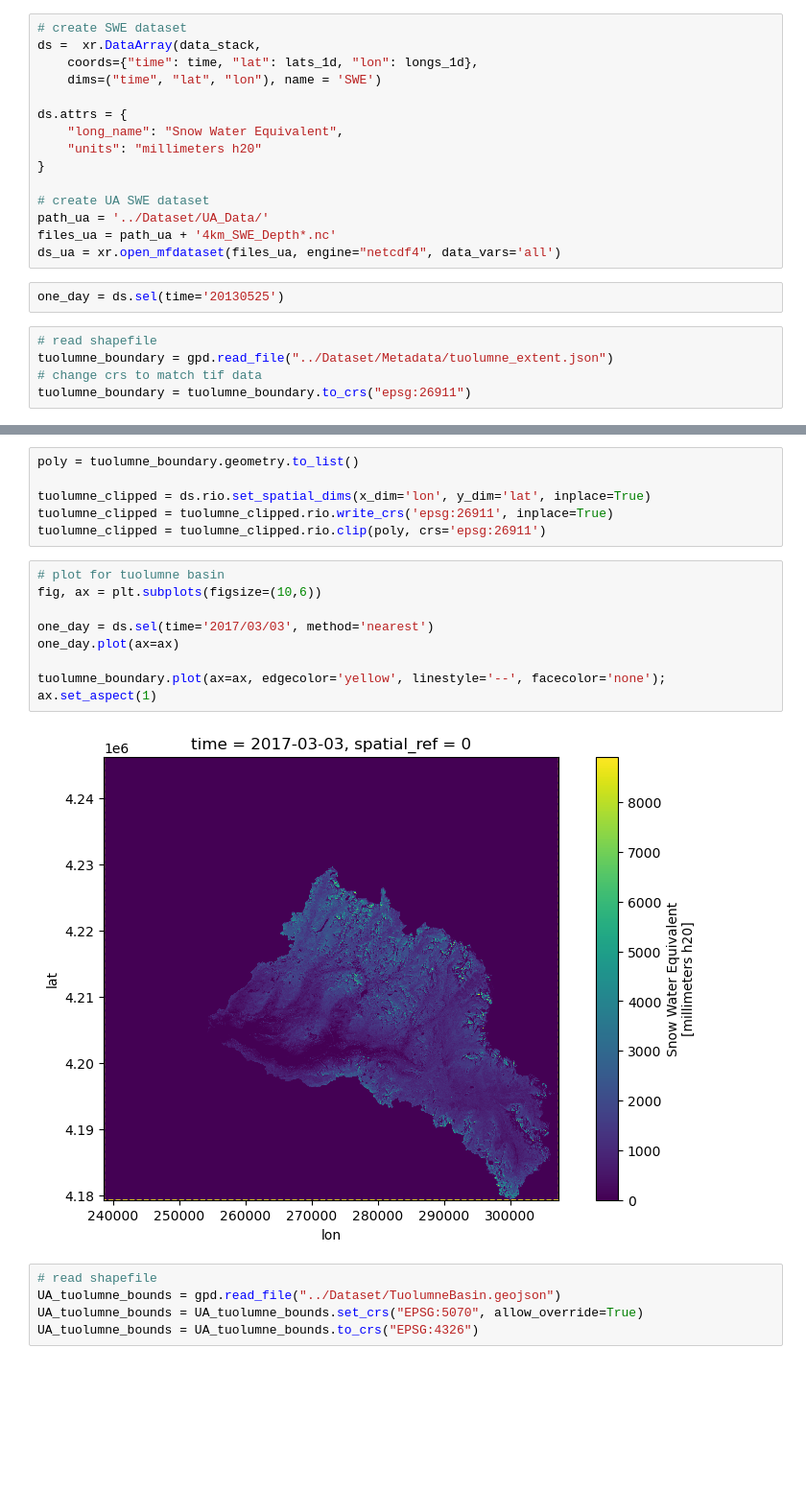
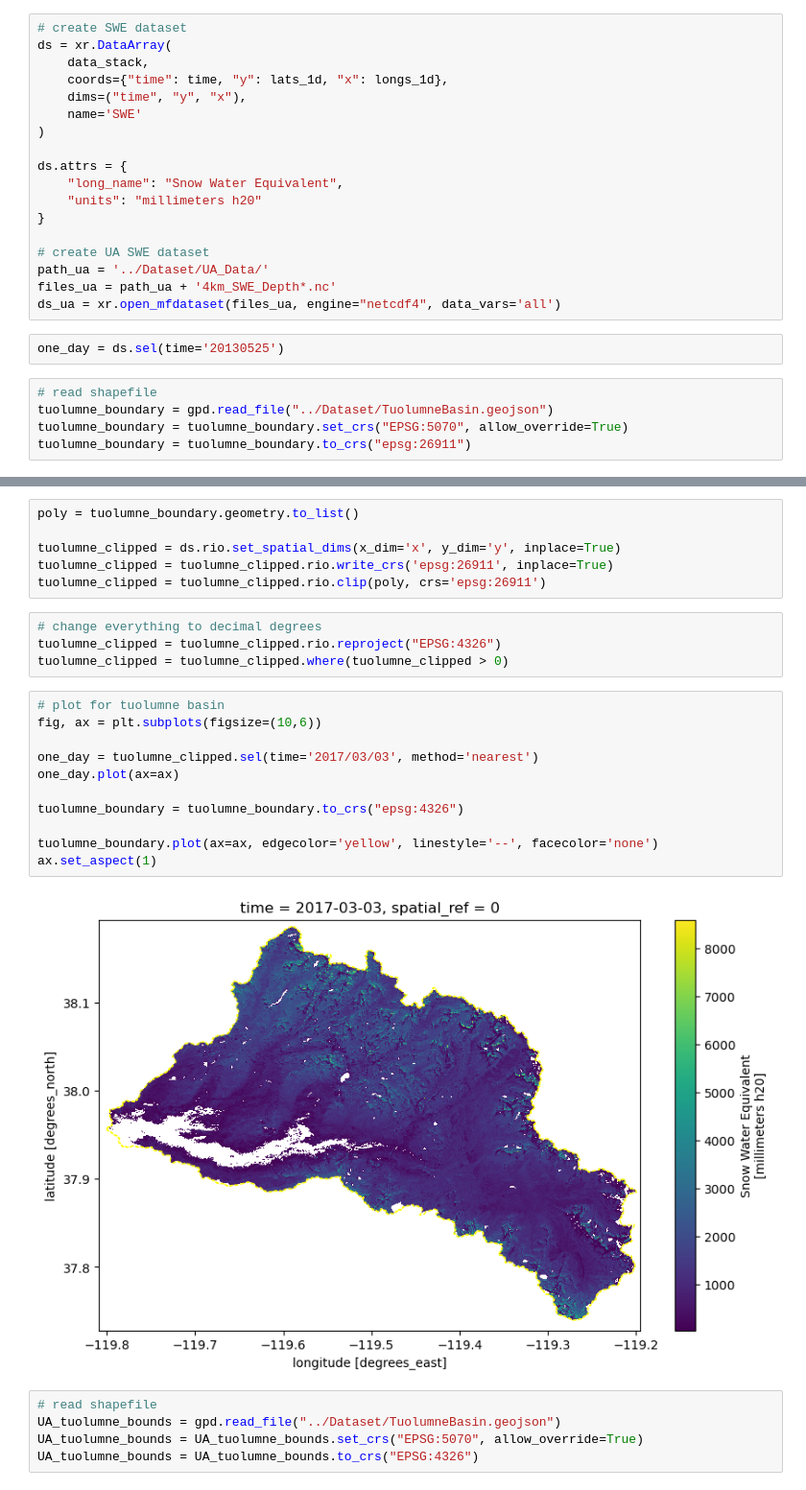
Before and after one commit to DSHydro/SnowComp, a Jupyter notebook: Getting Tuolumne Data.ipynb, the cells around one changed output, grey strips where cells are left out. Shown at 96% size. Drawn from its saved outputs; the diff is of its cells as text; blank space fills up the shorter version.

Commit message:
Edit LiDAR SWE graph

```diff
--- a/Getting Tuolumne Data.ipynb
+++ b/Getting Tuolumne Data.ipynb
@@ -63,8 +64,11 @@ longs_1d = longs[0, :]  # first row, all columns
 # %%
 # create SWE dataset
-ds =  xr.DataArray(data_stack,
-    coords={"time": time, "lat": lats_1d, "lon": longs_1d},
-    dims=("time", "lat", "lon"), name = 'SWE')
+ds = xr.DataArray(
+    data_stack,
+    coords={"time": time, "y": lats_1d, "x": longs_1d},
+    dims=("time", "y", "x"),
+    name='SWE'
+)
 
 ds.attrs = {
     "long_name": "Snow Water Equivalent",
@@ -79,8 +83,8 @@ ds_ua = xr.open_mfdataset(files_ua, engine="netcdf4", data_vars='all')
 one_day = ds.sel(time='20130525')
 # %%
 # read shapefile
-tuolumne_boundary = gpd.read_file("../Dataset/Metadata/tuolumne_extent.json")
-# change crs to match tif data
+tuolumne_boundary = gpd.read_file("../Dataset/TuolumneBasin.geojson")
+tuolumne_boundary = tuolumne_boundary.set_crs("EPSG:5070", allow_override=True)
 tuolumne_boundary = tuolumne_boundary.to_crs("epsg:26911")
 # %%
 tuolumne_boundary
@@ -90,20 +94,26 @@ tuolumne_boundary
 # %%
 poly = tuolumne_boundary.geometry.to_list()
 
-tuolumne_clipped = ds.rio.set_spatial_dims(x_dim='lon', y_dim='lat', inplace=True)
+tuolumne_clipped = ds.rio.set_spatial_dims(x_dim='x', y_dim='y', inplace=True)
 tuolumne_clipped = tuolumne_clipped.rio.write_crs('epsg:26911', inplace=True)
 tuolumne_clipped = tuolumne_clipped.rio.clip(poly, crs='epsg:26911')
+# %%
+# change everything to decimal degrees
+tuolumne_clipped = tuolumne_clipped.rio.reproject("EPSG:4326")
+tuolumne_clipped = tuolumne_clipped.where(tuolumne_clipped > 0)
 # %%
 # plot for tuolumne basin
 fig, ax = plt.subplots(figsize=(10,6))
 
-one_day = ds.sel(time='2017/03/03', method='nearest')
+one_day = tuolumne_clipped.sel(time='2017/03/03', method='nearest')
 one_day.plot(ax=ax)
 
-tuolumne_boundary.plot(ax=ax, edgecolor='yellow', linestyle='--', facecolor='none');
+tuolumne_boundary = tuolumne_boundary.to_crs("epsg:4326")
+
+tuolumne_boundary.plot(ax=ax, edgecolor='yellow', linestyle='--', facecolor='none')
 ax.set_aspect(1)
 # %% [output]
-[figure, old version]
+[figure, new version]
 # %%
 # read shapefile
 UA_tuolumne_bounds = gpd.read_file("../Dataset/TuolumneBasin.geojson")
```
Also changed, not shown: parts of 4 cells of this notebook.
